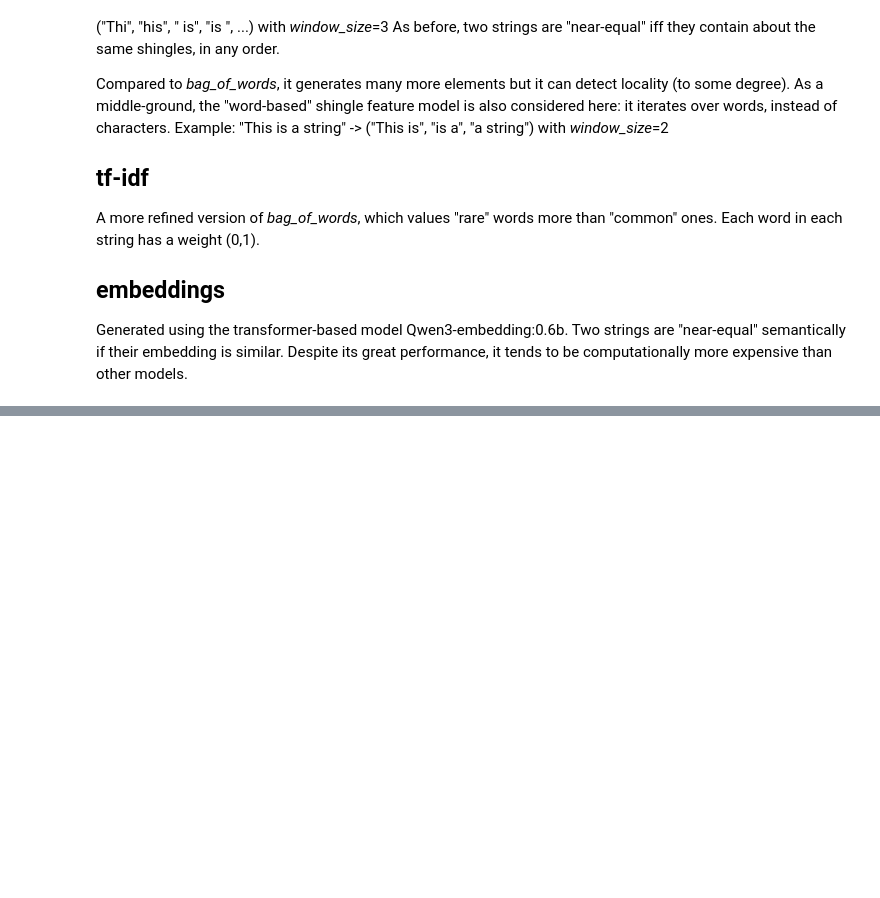
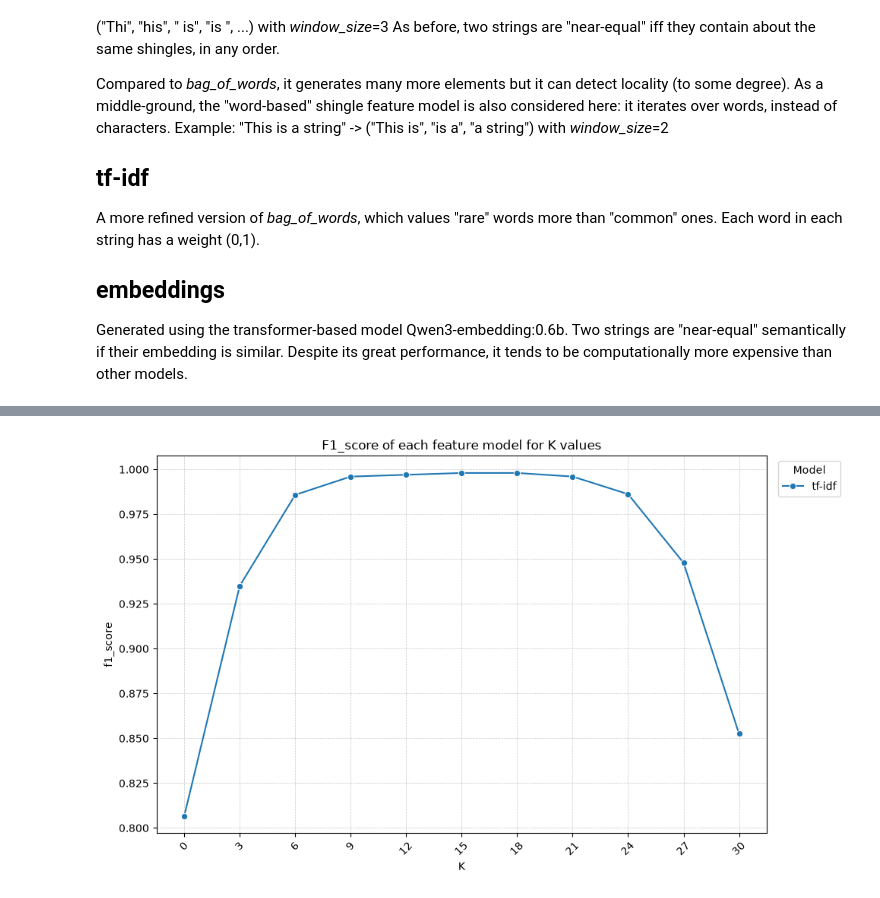
Before and after one commit to Dapizz01/Detecting-Near-Duplicates-with-PySpark, a Jupyter notebook: notebooks/feature_benchmark.ipynb, the cells around one changed output, grey strips where cells are left out. Drawn from its saved outputs; the diff is of its cells as text; code cells hidden in the pictures; blank space fills up the shorter version.

```diff
--- a/notebooks/feature_benchmark.ipynb
+++ b/notebooks/feature_benchmark.ipynb
@@ -236,31 +249,27 @@ plt.show()
 # %%
 # Lineplot K - f1_score
 assert benchmark_df is not None
 
 plt.figure(figsize=(10, 6))
 
 stats_df = benchmark_df.loc[benchmark_df["fingerprint_size"] == 64]
 stats_df = stats_df.loc[stats_df.groupby(["model", "K"])["f1_score"].idxmax()]
 
 plot = sns.lineplot(
-    data=stats_df,
-    x="K",
-    y="f1_score",
-    hue="model",
-    style="model",
-    markers=True,
-    errorbar=None
+    data=stats_df, x="K", y="f1_score", hue="model", style="model", markers=True, errorbar=None
 )
 
 unique_k = sorted(stats_df["K"].unique())
 plt.xticks(ticks=unique_k, labels=[str(el) for el in unique_k], rotation=45)
 
 plt.grid(True, which="both", linestyle="--", linewidth=0.5, alpha=0.7)
 plt.legend(title="Model", bbox_to_anchor=(1.01, 1), loc="upper left")
 plt.title("F1_score of each feature model for K values")
 plt.tight_layout()
 
 plt.show()
+# %% [output]
+[figure, added]
 # %%
 # Lineplot K - f1_score
 assert benchmark_df is not None
```
Also changed, not shown: parts of 8 cells of this notebook, 6 other files.
